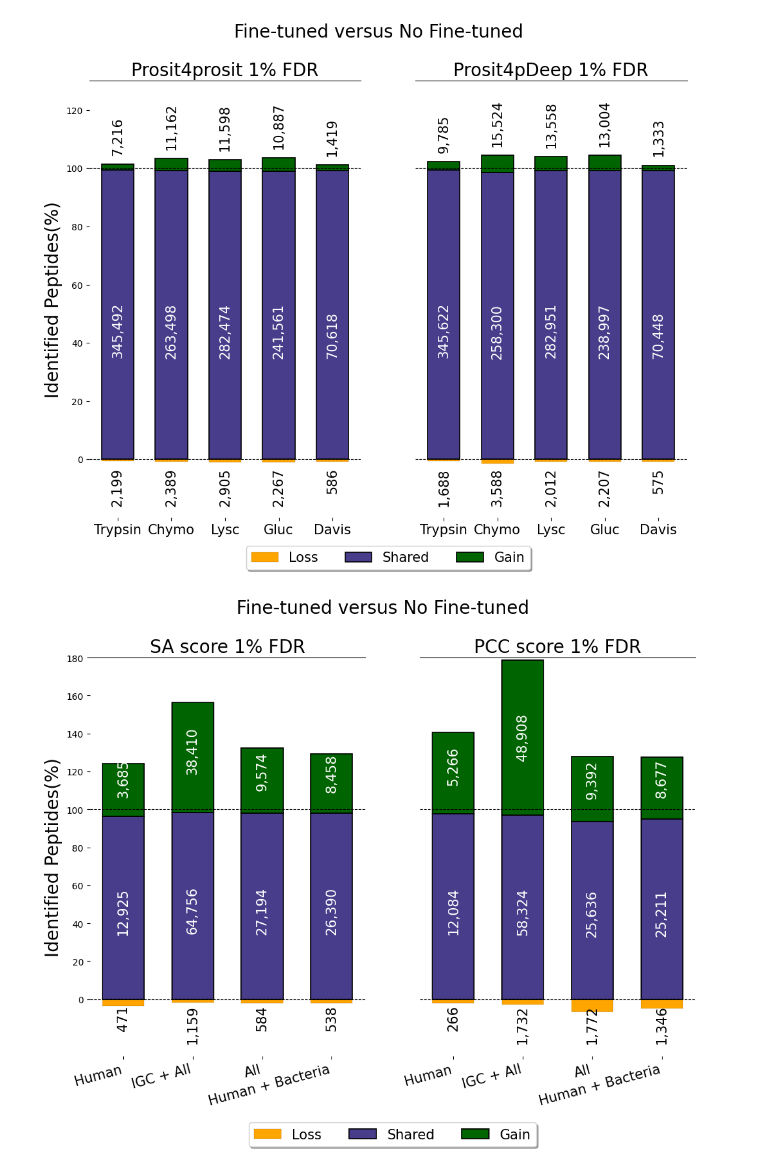
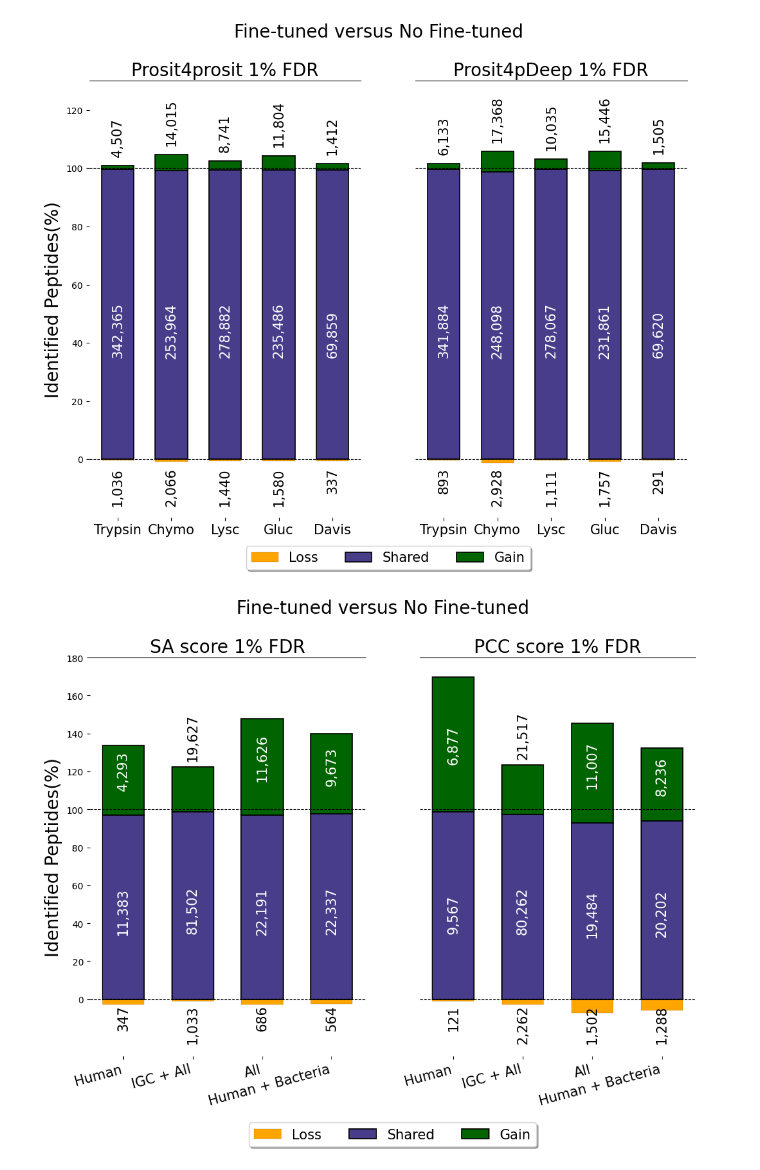
Before and after one commit to gusye1234/pept3-exp, a Jupyter notebook: figs/fig2_vennbar.ipynb, the cells around one changed output. Drawn from its saved outputs; the diff is of its cells as text; code cells hidden in the pictures.

```diff
--- a/figs/fig2_vennbar.ipynb
+++ b/figs/fig2_vennbar.ipynb
@@ -16,3 +4,15 @@ prosit_prosit_compare = {'sprot_human': (345, 17525, 1271), 'IGC': (1047, 107953
+# %%
+sa_compare = {'sprot_human': (347, 11383, 4293), 'IGC': (1033, 81502, 19627), 'sprot_all': (686, 22191, 11626), 'sprot_bacteria_human': (564, 22337, 9673), 'trypsin': (
+    824, 335132, 7914), 'chymo': (2464, 147957, 91679), 'lysc': (1402, 260218, 20477), 'gluc': (2734, 122227, 85294), 'davis': (420, 61647, 8128)}
+
+pcc_compare = {'sprot_human': (121, 9567, 6877), 'IGC': (2262, 80262, 21517), 'sprot_all': (1502, 19484, 11007), 'sprot_bacteria_human': (1288, 20202, 8236), 'trypsin': (
+    1685, 334577, 10362), 'chymo': (5582, 150158, 84710), 'lysc': (2120, 259260, 19412), 'gluc': (3612, 117176, 92584), 'davis': (716, 57872, 11329)}
+# %%
+pdeep_prosit_compare = {'sprot_human': (169, 15719, 2576), 'IGC': (883, 99460, 9632), 'sprot_all': (668, 32401, 5734), 'sprot_bacteria_human': (
+    742, 30917, 4386), 'trypsin': (893, 341884, 6133), 'chymo': (2928, 248098, 17368), 'lysc': (1111, 278067, 10035), 'gluc': (1757, 231861, 15446), 'davis': (291, 69620, 1505)}
+
+prosit_prosit_compare = {'sprot_human': (200, 16741, 1617), 'IGC': (773, 103687, 5414), 'sprot_all': (513, 35328, 3822), 'sprot_bacteria_human': (
+    496, 33919, 3192), 'trypsin': (1036, 342365, 4507), 'chymo': (2066, 253964, 14015), 'lysc': (1440, 278882, 8741), 'gluc': (1580, 235486, 11804), 'davis': (337, 69859, 1412)}
 # %%
 def number2str(num, interal=3):
     new_num = []
@@ -75,7 +75,7 @@ ax.set_ylabel('Identified Peptides(%)', fontsize=15)
 ax.set_title('Fine-tuned SA 1% FDR', fontsize=15)
 ax.legend(loc='upper center', bbox_to_anchor=(0.5, -0.05),
           fancybox=True, shadow=True, ncol=5)
-ax.set_ylim(-20, 135)
+ax.set_ylim(-20, 160)
 ax.get_yaxis().set_ticks([20*i for i in range(7)])
 ax.tick_params(axis='x', labelsize=15)
 # ax.spines['top'].set_visible(False)
@@ -142,9 +144,9 @@ for i, (name, ax) in enumerate(zip(names, axs)):
         ax.legend(loc='upper center', bbox_to_anchor=(1.1, -0.05),
                   fancybox=True, shadow=True, ncol=5, prop={'size': 15})
     ax.set_title(f'{name} 1% FDR', fontsize=20)
-    ax.set_ylim(-20, 140)
+    ax.set_ylim(-20, 175)
     if i == 0:
-        ax.get_yaxis().set_ticks([20*i for i in range(8)])
+        ax.get_yaxis().set_ticks([20*i for i in range(10)])
     else:
         ax.get_yaxis().set_ticks([])
     ax.tick_params(axis='x', labelsize=15)
@@ -232,7 +234,7 @@ for i, (name, ax) in enumerate(zip(names, axs)):
 fig.suptitle('Fine-tuned versus No Fine-tuned', fontsize=20)
 fig.savefig(f"fig/fig2-bekker-prosit-pdeep-vennbar.pdf",dpi=300, bbox_inches="tight")
 # %% [output]
-[figure, old version]
+[figure, new version]
 # %%
 from matplotlib.patches import FancyBboxPatch
 labels = ["sprot_human", 'IGC', 'sprot_all', 'sprot_bacteria_human']
@@ -275,37 +277,37 @@ for i, (name, ax) in enumerate(zip(names, axs)):
                 color='orange', linewidth=0.1, edgecolor="black")
     p2 = ax.bar(labels, shares[name], width, label='Shared',
                 color='darkslateblue', linewidth=1.2, edgecolor="black")
     p3 = ax.bar(labels, gains[name], width, label='Gain',
                 bottom=shares[name], color='darkgreen', linewidth=1.2, edgecolor="black")
 
     num_size = 15
     autolabel(p1, ax, losses_num[name], mode='bottom', fontsize=num_size)
     autolabel(p2, ax, shares_num[name], fontsize=num_size)
-    # autolabel(p3, ax, gains_num[name], mode='upper',
-    #         select_idx=[0, 2, 4], fontsize=num_size)
-    autolabel(p3, ax, gains_num[name], mode='inside', fontsize=num_size)
+    autolabel(p3, ax, gains_num[name], mode='upper',
+            select_idx=[1], fontsize=num_size)
+    autolabel(p3, ax, gains_num[name], mode='inside', select_idx=[0, 2, 3], fontsize=num_size)
 
     if i ==0:
         ax.set_ylabel('Identified Peptides(%)', fontsize=20)
         ax.legend(loc='upper center', bbox_to_anchor=(1.1, -0.15),
                   fancybox=True, shadow=True, ncol=5, prop={'size': 15})
     ax.set_title(f'{name} 1% FDR', fontsize=20)
     ax.set_ylim(-30, 180)
     # ax.set_xticklabels(ax.get_xticks(), rotation=45)
     if i == 0:
         ax.get_yaxis().set_ticks([20*i for i in range(10)])
     else:
         ax.get_yaxis().set_ticks([])
     ax.tick_params(axis='x', labelsize=15)
     # ax.spines['top'].set_visible(False)
     ax.spines['left'].set_visible(False)
     ax.spines['right'].set_visible(False)
     ax.spines['bottom'].set_visible(False)
 fig.suptitle('Fine-tuned versus No Fine-tuned', fontsize=20)
 fig.autofmt_xdate(rotation=15)
 fig.savefig(f"fig/fig2-human-sa-pcc-vennbar.pdf",dpi=300, bbox_inches="tight")
 # %% [output]
-[figure, old version]
+[figure, new version]
 # %%
 from matplotlib.patches import FancyBboxPatch
 labels = ["sprot_human", 'IGC', 'sprot_all', 'sprot_bacteria_human']
```
Also changed, not shown: parts of 5 cells of this notebook, 10 other files.
